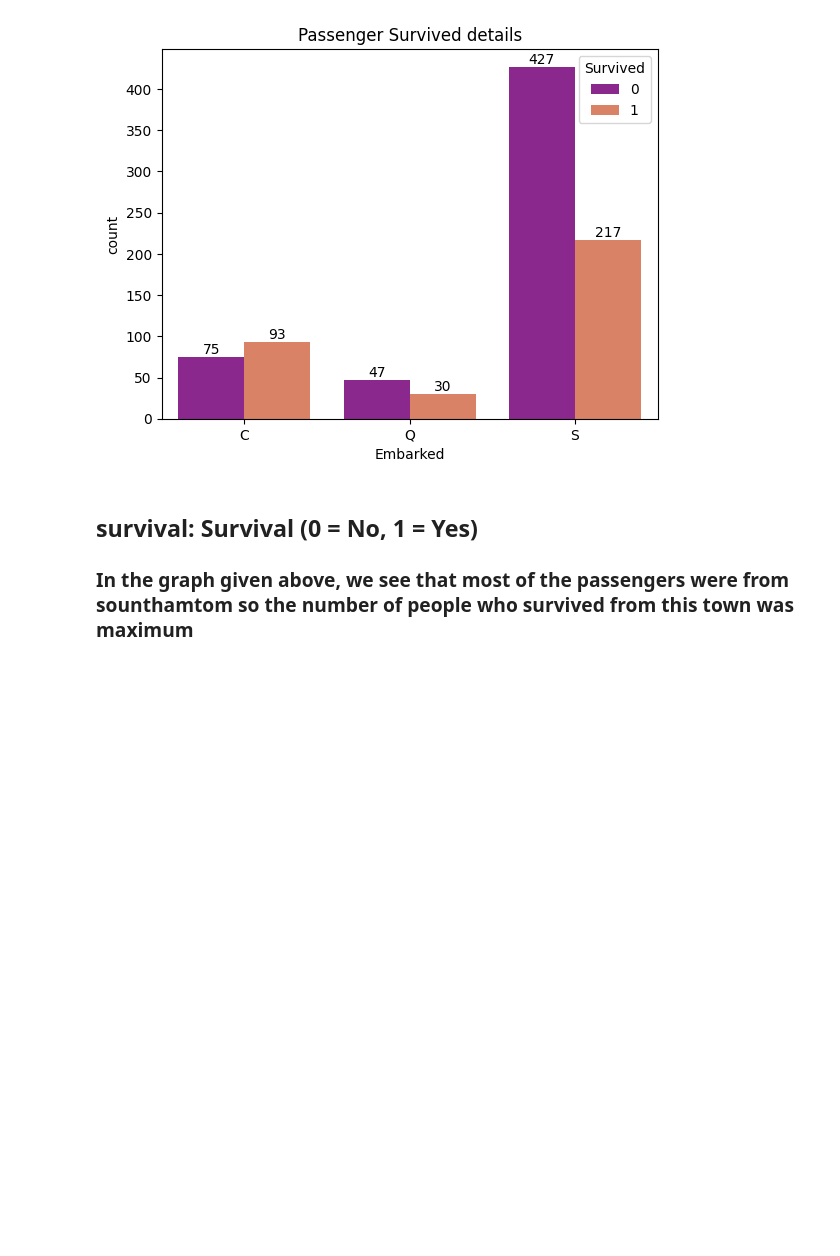
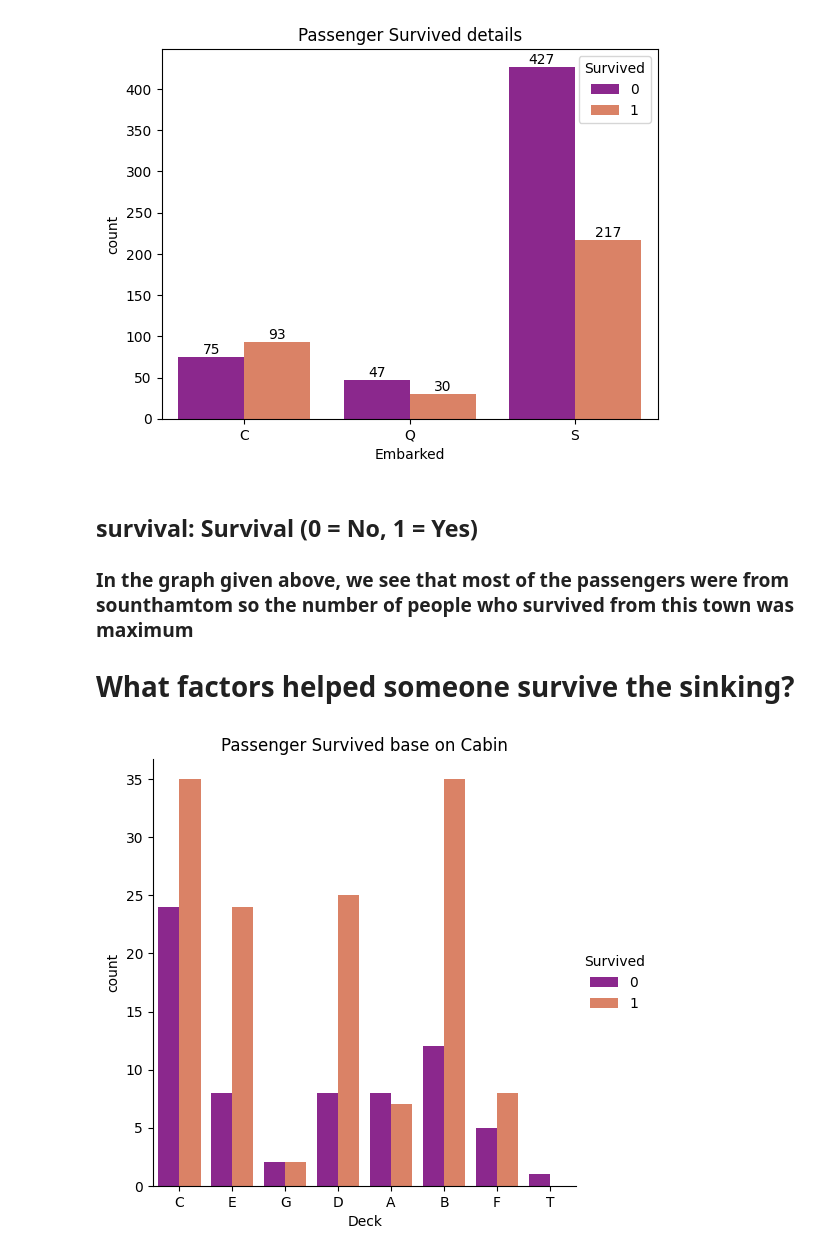
Before and after one commit to mayanktech02-lang/Titanic_EDA_Project, a Jupyter notebook: Titanic_EDA.ipynb, the cells around one changed output. Cells and saved outputs as stored; diff of their text form; code cells hidden in the pictures; blank space fills up the shorter version.

```diff
--- a/Titanic_EDA.ipynb
+++ b/Titanic_EDA.ipynb
@@ -271,3 +287,10 @@ plt.show()
 # %% [markdown]
 ## survival: Survival (0 = No, 1 = Yes)
 ### In the graph given above, we see that most of the passengers were from sounthamtom so the number of people who survived from this town was maximum
+# What factors helped someone survive the sinking?
+# %%
+sns.catplot(data = titanic, x = 'Deck', kind = 'count', hue = 'Survived', palette= 'plasma')
+plt.title('Passenger Survived base on Cabin')
+plt.show()
+# %% [output]
+[figure, added]
```
Also changed, not shown: parts of 7 cells of this notebook.
